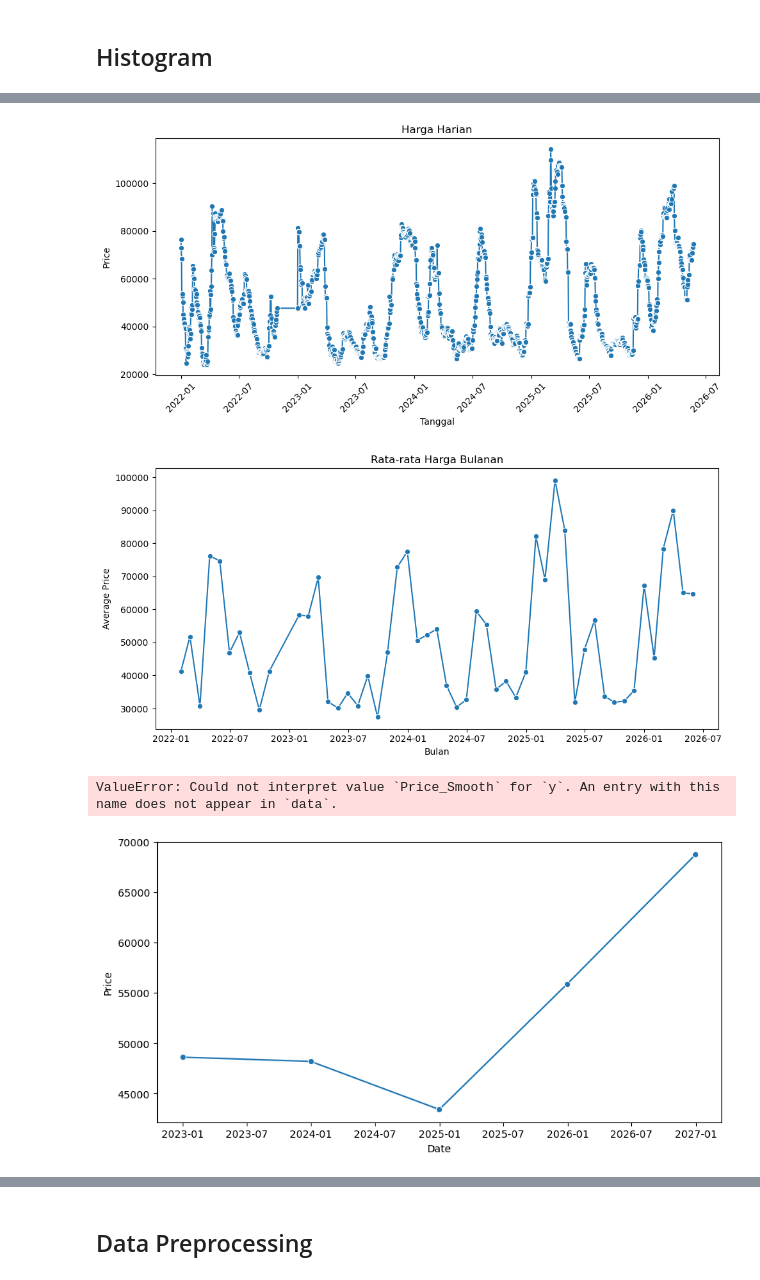
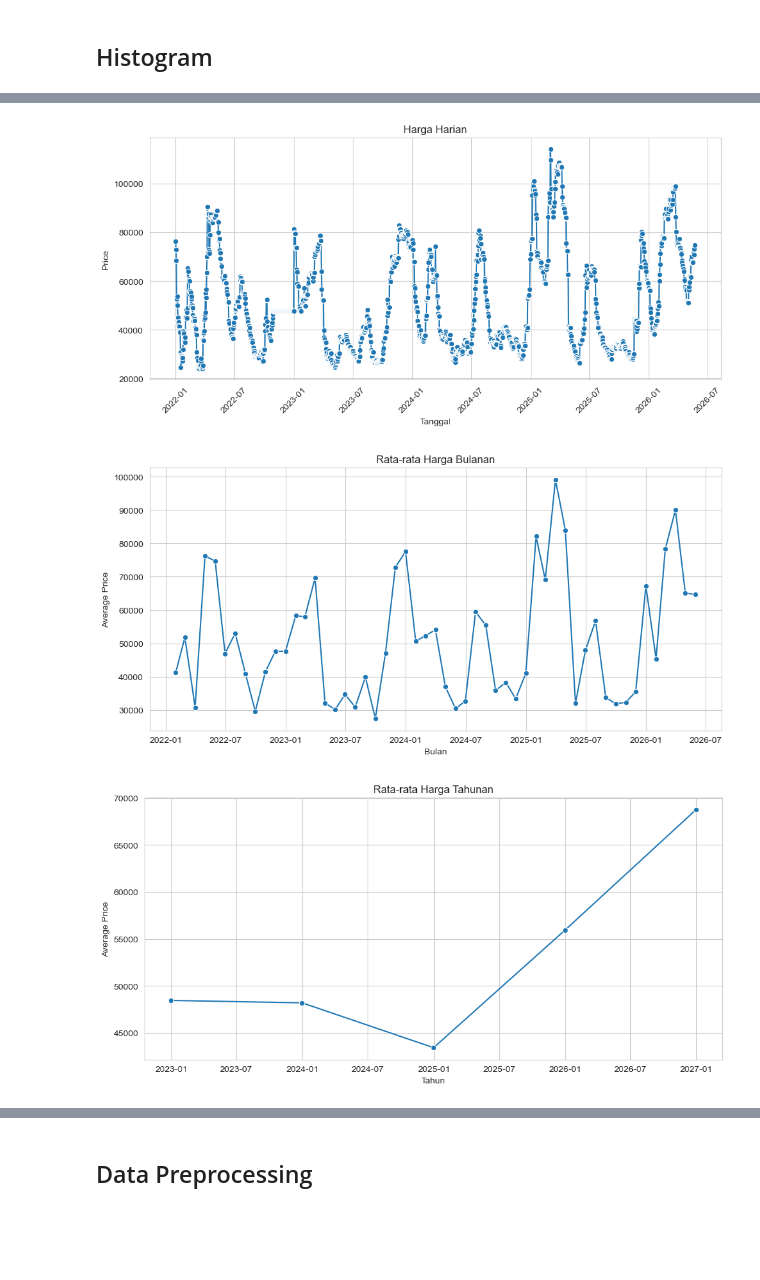
Before and after one commit to Sands225/Chili-Price-Prediction, a Jupyter notebook: chili_prediction.ipynb, the cells around one changed output, grey strips where cells are left out. Cells and saved outputs as stored; diff of their text form; code cells hidden in the pictures; blank space fills up the shorter version.

```diff
--- a/chili_prediction.ipynb
+++ b/chili_prediction.ipynb
@@ -30,0 +28,34 @@ chili_df = chili_df.sort_values('Date').reset_index(drop=True)
+# %%
+chili_df['Date'] = pd.to_datetime(
+    chili_df['Date'],
+    format='%d/%m/%Y',
+    errors='coerce'
+)
+
+chili_df = chili_df.dropna(subset=['Date'])
+chili_df = chili_df.sort_values('Date').reset_index(drop=True)
+
+chili_df = (
+    chili_df
+    .groupby('Date', as_index=False)
+    .agg({'Price': 'mean'})
+)
+
+full_dates = pd.date_range(
+    start=chili_df['Date'].min(),
+    end=chili_df['Date'].max(),
+    freq='D'
+)
+
+chili_df = (
+    chili_df
+    .set_index('Date')
+    .reindex(full_dates)
+    .rename_axis('Date')
+    .reset_index()
+)
+
+chili_df['Price'] = chili_df['Price'].ffill()
+chili_df = chili_df.dropna(subset=['Price']).reset_index(drop=True)
+
+chili_df.head()
@@ -193,38 +231,36 @@ plt.show()
 # =========================
 # RESAMPLE BULANAN
 # =========================
 monthly = chili_df.resample('M', on='Date').mean(numeric_only=True)
 
 plt.figure(figsize=(10,5))
 sns.lineplot(data=monthly, x=monthly.index, y='Price', marker='o')
 
 plt.title('Rata-rata Harga Bulanan')
 plt.xlabel('Bulan')
 plt.ylabel('Average Price')
 
 plt.tight_layout()
 plt.show()
 
 # =========================
 # RESAMPLE TAHUNAN
 # =========================
 yearly = chili_df.resample('Y', on='Date').mean(numeric_only=True)
 
 plt.figure(figsize=(10,5))
 sns.lineplot(data=yearly, x=yearly.index, y='Price', marker='o')
-sns.lineplot(data=yearly, x=yearly.index, y='Price_Smooth', marker='s')
 
 plt.title('Rata-rata Harga Tahunan')
 plt.xlabel('Tahun')
 plt.ylabel('Average Price')
 
 plt.tight_layout()
 plt.show()
 # %% [output]
-[figure, old version]
+[figure, new version]
-[figure, old version]
+[figure, new version]
-ValueError: Could not interpret value `Price_Smooth` for `y`. An entry with this name does not appear in `data`.
-[figure, old version]
+[figure, new version]
 # %%
 # AMBIL TAHUN DAN BULAN
 chili_df['Year'] = chili_df['Date'].dt.year
```
Also changed, not shown: parts of 34 cells of this notebook.
